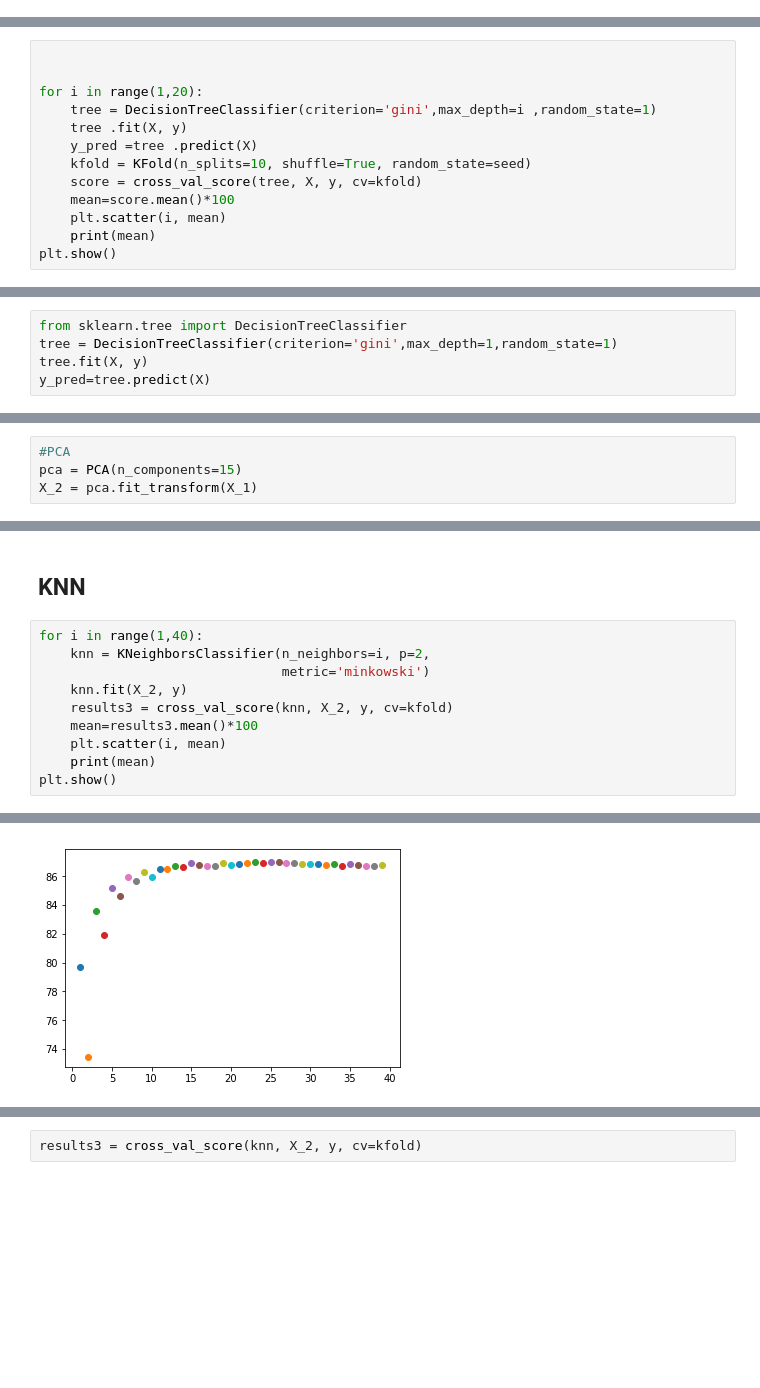
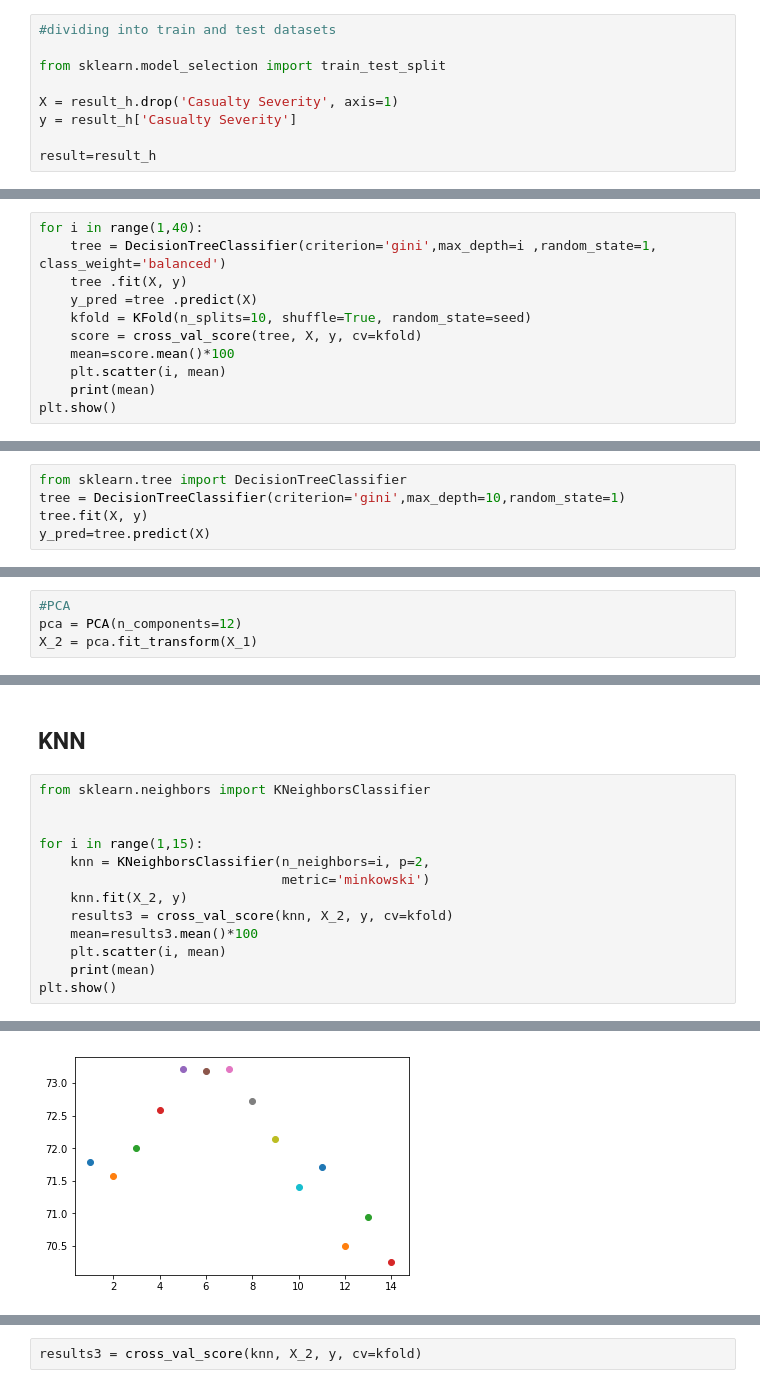
Before and after one commit to eldooriomar/PHBS_MLF_2018, a Jupyter notebook: pyth project.ipynb, the cells around one changed output, grey strips where cells are left out. Saved outputs shown, nothing was run; the diff lists cells and outputs as text; blank space fills up the shorter version.

```diff
--- a/pyth project.ipynb
+++ b/pyth project.ipynb
@@ -188,3 +209,12 @@ result
+# %%
+#dividing into train and test datasets
+
+from sklearn.model_selection import train_test_split
+
+X = result_h.drop('Casualty Severity', axis=1)
+y = result_h['Casualty Severity']
+
+result=result_h
 # %% [markdown]
 ## DECISION TREE
 # %%
@@ -202,10 +225,8 @@ import matplotlib.pyplot as plt
 %matplotlib inline
 from sklearn.tree import DecisionTreeClassifier
 # %%
-
-
-for i in range(1,20):
-    tree = DecisionTreeClassifier(criterion='gini',max_depth=i ,random_state=1)
+for i in range(1,40):
+    tree = DecisionTreeClassifier(criterion='gini',max_depth=i ,random_state=1, class_weight='balanced')
     tree .fit(X, y)
     y_pred =tree .predict(X)
     kfold = KFold(n_splits=10, shuffle=True, random_state=seed)
@@ -238,6 +257,6 @@ plt.show()
 # %%
 from sklearn.tree import DecisionTreeClassifier
-tree = DecisionTreeClassifier(criterion='gini',max_depth=1,random_state=1)
+tree = DecisionTreeClassifier(criterion='gini',max_depth=10,random_state=1)
 tree.fit(X, y)
 y_pred=tree.predict(X)
 # %%
@@ -299,6 +322,6 @@ plt.show()
 # %%
 #PCA
-pca = PCA(n_components=15)
+pca = PCA(n_components=12)
 X_2 = pca.fit_transform(X_1)
 # %% [markdown]
 ## NEURAL NETWORK
@@ -343,7 +366,10 @@ mean accuracy 85.83% (standard deviation 1.16%)
 # %% [markdown]
 ## KNN
 # %%
-for i in range(1,40):
+from sklearn.neighbors import KNeighborsClassifier
+
+
+for i in range(1,15):
     knn = KNeighborsClassifier(n_neighbors=i, p=2,
                                metric='minkowski')
     knn.fit(X_2, y)
@@ -373,2 +396,2 @@ plt.show()
-[figure, old version]
+[figure, new version]
 # %%
```
Also changed, not shown: parts of 24 cells of this notebook, 1 other file.
